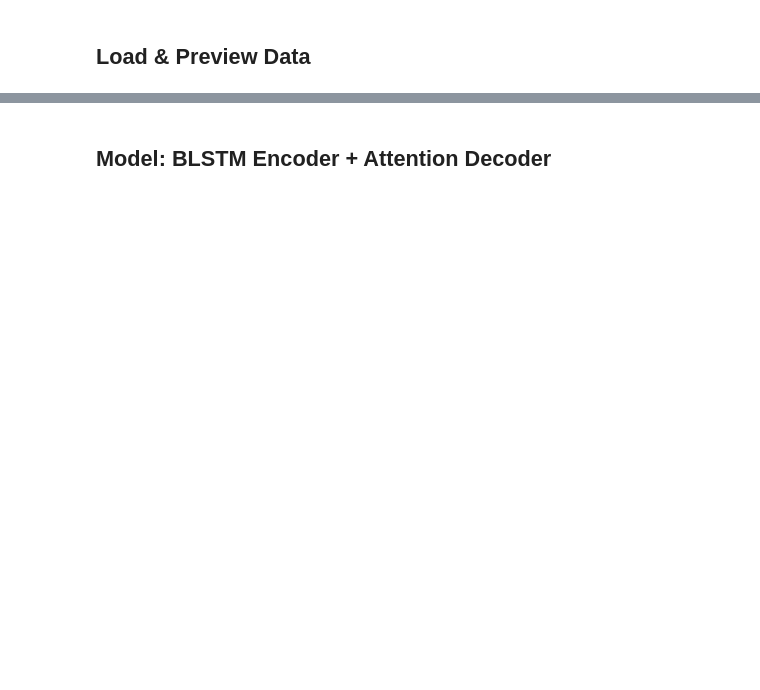
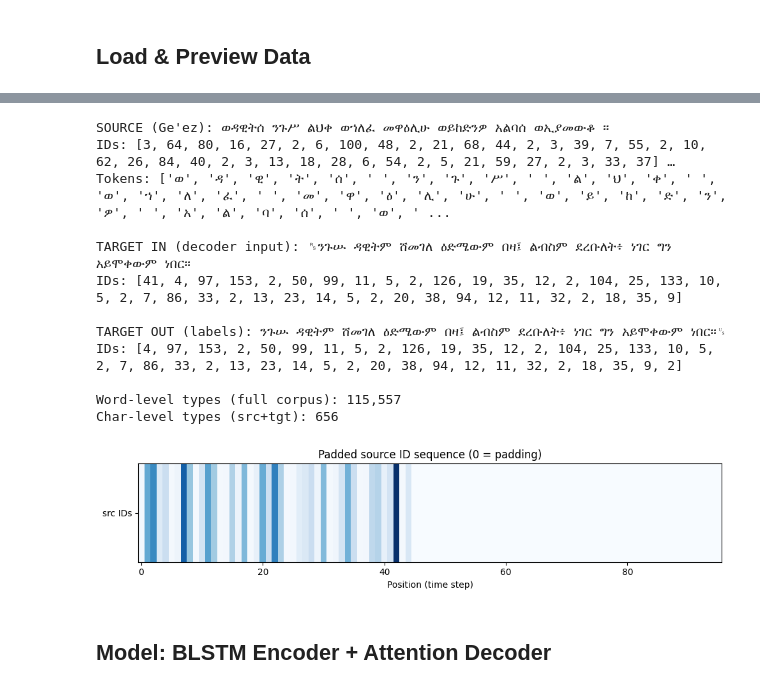
Before and after one commit to Metasebiya-21/geez-amharic-translator, a Jupyter notebook: gez_to_amh_blstm.ipynb, the cells around one changed output, grey strips where cells are left out. Cells and saved outputs as stored; diff of their text form; code cells hidden in the pictures; blank space fills up the shorter version.

```diff
--- a/gez_to_amh_blstm.ipynb
+++ b/gez_to_amh_blstm.ipynb
@@ -417,3 +559,59 @@ print(f"Collected {len(step_losses)} debug batches.")
+# %%
+#@title Visualize tokenization (one example)
+example_idx = 0  #@param {type:"integer"}
+src_text = df.iloc[example_idx][src_col]
+tgt_text = df.iloc[example_idx][tgt_col]
+
+src_ids = src_tok.texts_to_sequences([src_text])[0]
+tgt_in_ids = tgt_tok.texts_to_sequences([tgt_in_texts[example_idx]])[0]
+tgt_out_ids = tgt_tok.texts_to_sequences([tgt_out_texts[example_idx]])[0]
+
+idx2src = {i: w for w, i in src_tok.word_index.items()}
+idx2tgt = {i: w for w, i in tgt_tok.word_index.items()}
+idx2src[0] = idx2tgt[0] = "<pad>"
+
+def ids_to_symbols(ids, idx2word):
+    return [idx2word.get(i, "<unk>") for i in ids]
+
+print("SOURCE (Ge'ez):", src_text[:120], ("…" if len(src_text) > 120 else ""))
+print("IDs:", src_ids[:40], ("…" if len(src_ids) > 40 else ""))
+print("Tokens:", ids_to_symbols(src_ids, idx2src)[:40])
+print()
+print("TARGET IN (decoder input):", tgt_in_texts[example_idx][:80])
+print("IDs:", tgt_in_ids[:40])
+print()
+print("TARGET OUT (labels):", tgt_out_texts[example_idx][:80])
+print("IDs:", tgt_out_ids[:40])
+
+if token_level == "char":
+    word_tok = Tokenizer(filters="", lower=False, oov_token="<unk>", split=" ")
+    word_tok.fit_on_texts(df[src_col].tolist() + df[tgt_col].tolist())
+    print(f"\nWord-level types (full corpus): {len(word_tok.word_index):,}")
+    print(f"Char-level types (src+tgt): {len(src_tok.word_index) + len(tgt_tok.word_index):,}")
+
+fig, ax = plt.subplots(figsize=(10, 2.5))
+row = src_ids + [0] * max(0, dyn_max_src - len(src_ids))
+ax.imshow([row[:dyn_max_src]], aspect="auto", cmap="Blues")
+ax.set_yticks([0])
+ax.set_yticklabels(["src IDs"])
+ax.set_xlabel("Position (time step)")
+ax.set_title("Padded source ID sequence (0 = padding)")
+plt.tight_layout()
+plt.show()
+# %% [output]
+SOURCE (Ge'ez): ወዳዊትሰ ንጉሥ ልህቀ ወኀለፈ መዋዕሊሁ ወይከድንዎ አልባሰ ወኢያመውቆ ።
+IDs: [3, 64, 80, 16, 27, 2, 6, 100, 48, 2, 21, 68, 44, 2, 3, 39, 7, 55, 2, 10, 62, 26, 84, 40, 2, 3, 13, 18, 28, 6, 54, 2, 5, 21, 59, 27, 2, 3, 33, 37] …
+Tokens: ['ወ', 'ዳ', 'ዊ', 'ት', 'ሰ', ' ', 'ን', 'ጉ', 'ሥ', ' ', 'ል', 'ህ', 'ቀ', ' ', 'ወ', 'ኀ', 'ለ', 'ፈ', ' ', 'መ', 'ዋ', 'ዕ', 'ሊ', 'ሁ', ' ', 'ወ', 'ይ', 'ከ', 'ድ', 'ን', 'ዎ', ' ', 'አ', 'ል', 'ባ', 'ሰ', ' ', 'ወ', ' ...
+
+TARGET IN (decoder input): ␞ንጉሡ ዳዊትም ሸመገለ ዕድሜውም በዛ፤ ልብስም ደረቡለት፥ ነገር ግን አይሞቀውም ነበር።
+IDs: [41, 4, 97, 153, 2, 50, 99, 11, 5, 2, 126, 19, 35, 12, 2, 104, 25, 133, 10, 5, 2, 7, 86, 33, 2, 13, 23, 14, 5, 2, 20, 38, 94, 12, 11, 32, 2, 18, 35, 9]
+
+TARGET OUT (labels): ንጉሡ ዳዊትም ሸመገለ ዕድሜውም በዛ፤ ልብስም ደረቡለት፥ ነገር ግን አይሞቀውም ነበር።␟
+IDs: [4, 97, 153, 2, 50, 99, 11, 5, 2, 126, 19, 35, 12, 2, 104, 25, 133, 10, 5, 2, 7, 86, 33, 2, 13, 23, 14, 5, 2, 20, 38, 94, 12, 11, 32, 2, 18, 35, 9, 2]
+
+Word-level types (full corpus): 115,557
+Char-level types (src+tgt): 656
+[figure, added]
 # %% [markdown]
 ## Model: BLSTM Encoder + Attention Decoder
 # %%
```
Also changed, not shown: parts of 43 cells of this notebook, 25 other files.
